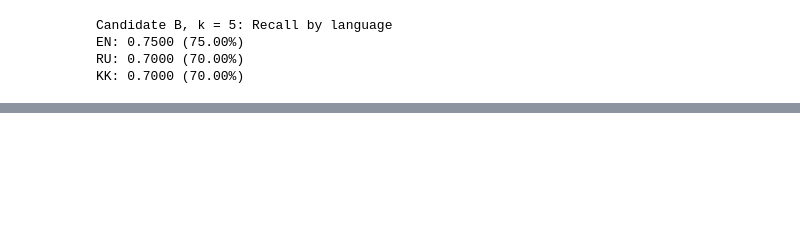
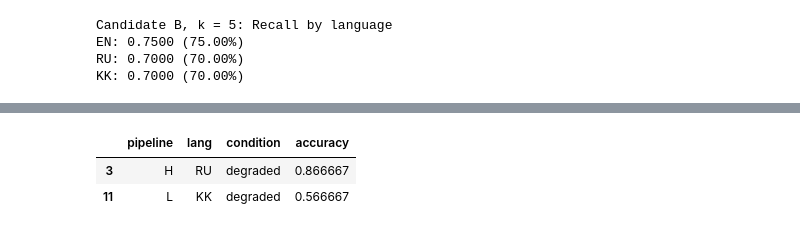
Before and after one commit to NikitaStrongest1/midterm-1-AI-course, a Jupyter notebook: midterm1.ipynb, the cells around one changed output, grey strips where cells are left out. Drawn from its saved outputs; the diff is of its cells as text; code cells hidden in the pictures; blank space fills up the shorter version.

```diff
--- a/midterm1.ipynb
+++ b/midterm1.ipynb
@@ -309,0 +403,13 @@ KK: 0.7000 (70.00%)
+# %%
+
+weakest_rows = data.loc[
+    data.groupby("pipeline")["accuracy"].idxmin()
+].copy()
+
+weakest_rows[[
+    "pipeline", "lang", "condition", "accuracy"
+]]
+# %% [output]
+|  | pipeline | lang | condition | accuracy |
+| 3 | H | RU | degraded | 0.866667 |
+| 11 | L | KK | degraded | 0.566667 |
```
Also changed, not shown: parts of 25 cells of this notebook.
